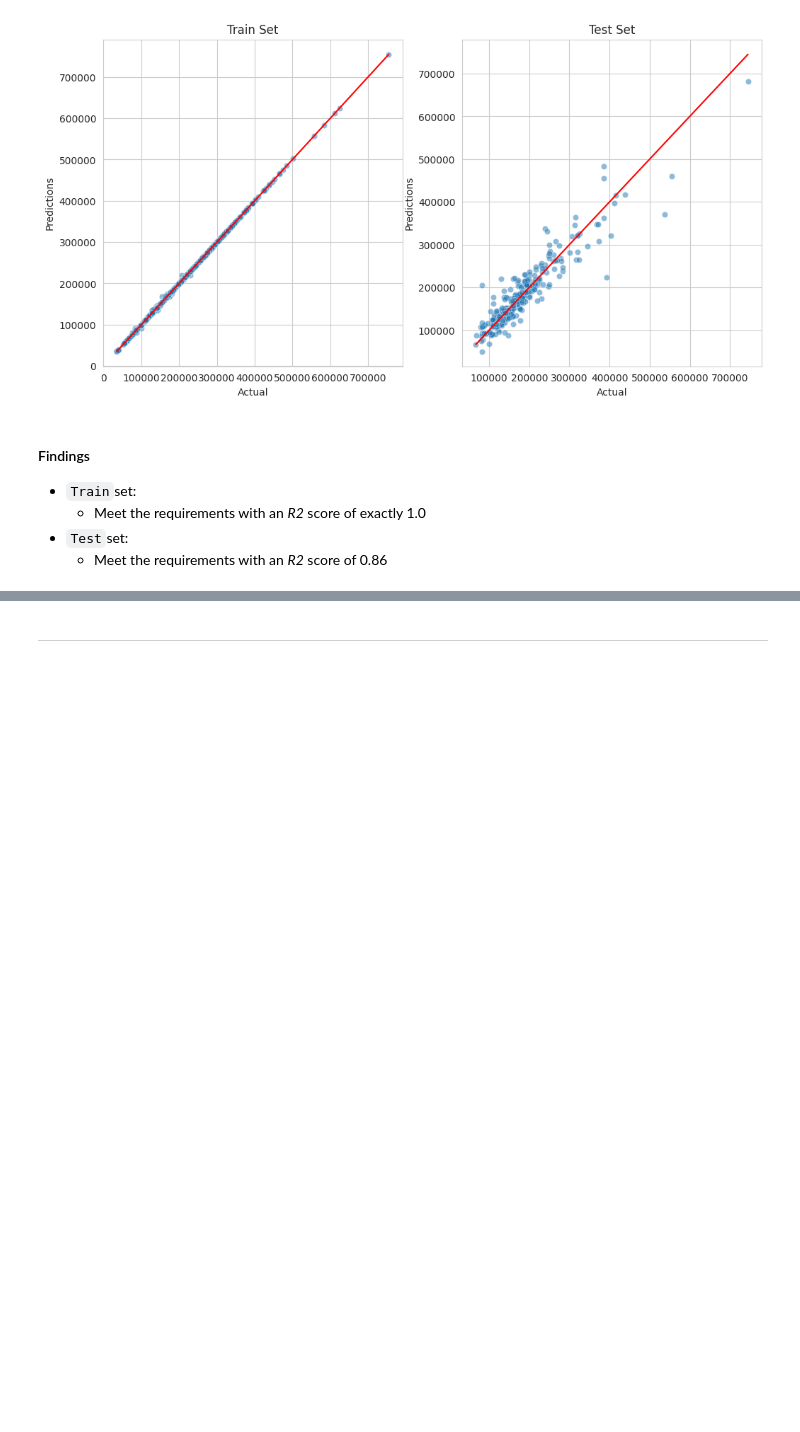
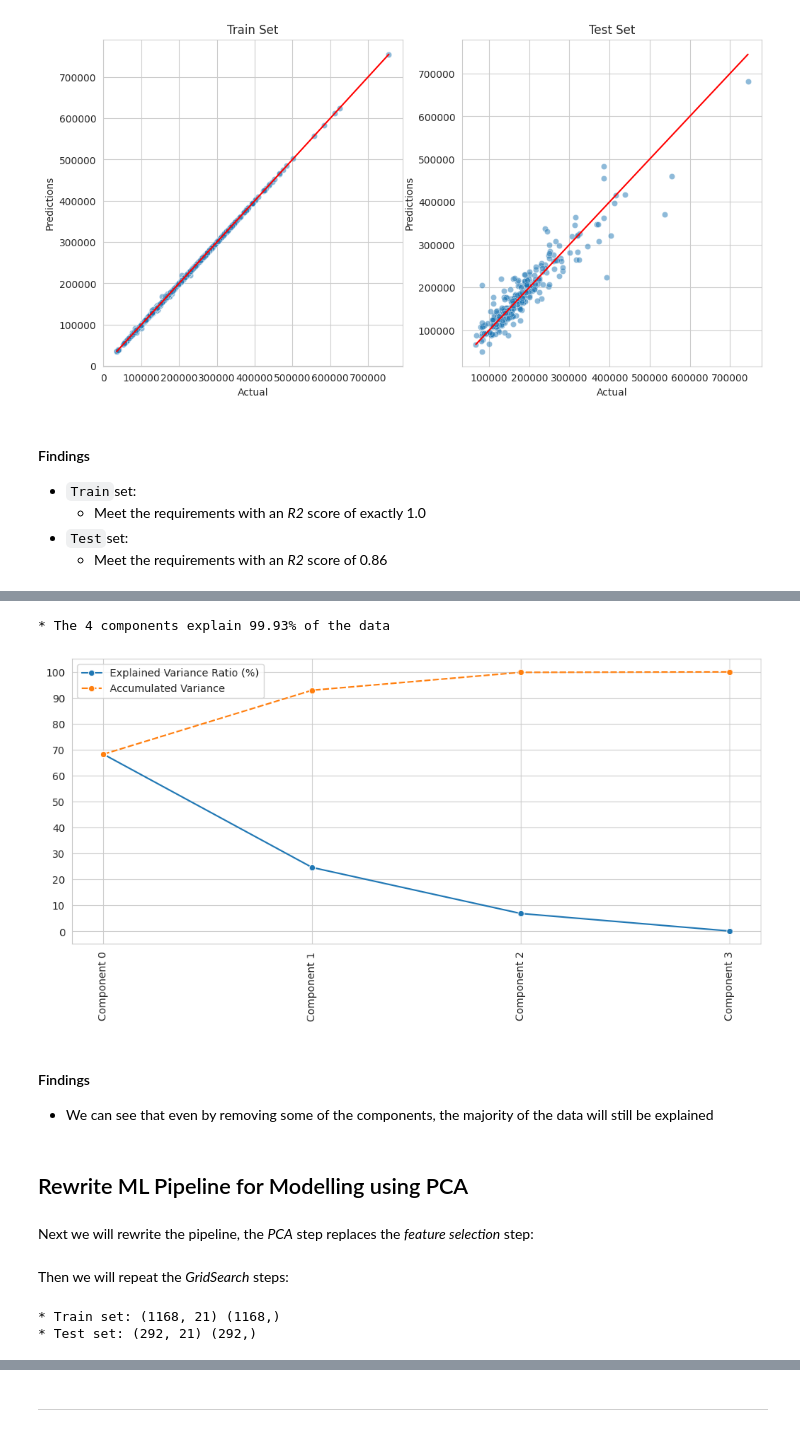
Before and after one commit to annacakes281/property-price-predictor, a Jupyter notebook: jupyter_notebooks/5-Sales_Price_Prediction-ML.ipynb, the cells around one changed output, grey strips where cells are left out. Saved outputs shown, nothing was run; the diff lists cells and outputs as text; code cells hidden in the pictures; blank space fills up the shorter version.

```diff
--- a/jupyter_notebooks/5-Sales_Price_Prediction-ML.ipynb
+++ b/jupyter_notebooks/5-Sales_Price_Prediction-ML.ipynb
@@ -493,0 +548,14 @@ Root Mean Squared Error: 30388.677
+# %%
+n_components = 4
+pca_components_analysis(df_pca=df_pca,n_components=n_components)
+# %% [output]
+* The 4 components explain 99.93% of the data
+[figure, added]
+# %% [markdown]
+#### Findings
+
+* We can see that even by removing some of the components, the majority of the data will still be explained
+# %% [markdown]
+## Rewrite ML Pipeline for Modelling using PCA
+# %% [markdown]
+Next we will rewrite the pipeline, the *PCA* step replaces the *feature selection* step:
@@ -493,0 +608,7 @@ Root Mean Squared Error: 30388.677
+# %% [markdown]
+Then we will repeat the *GridSearch* steps:
+# %%
+print("* Train set:", X_train.shape, y_train.shape, "\n* Test set:",  X_test.shape, y_test.shape)
+# %% [output]
+* Train set: (1168, 21) (1168,)
+* Test set: (292, 21) (292,)
```
Also changed, not shown: parts of 50 cells of this notebook, 5 other files.
